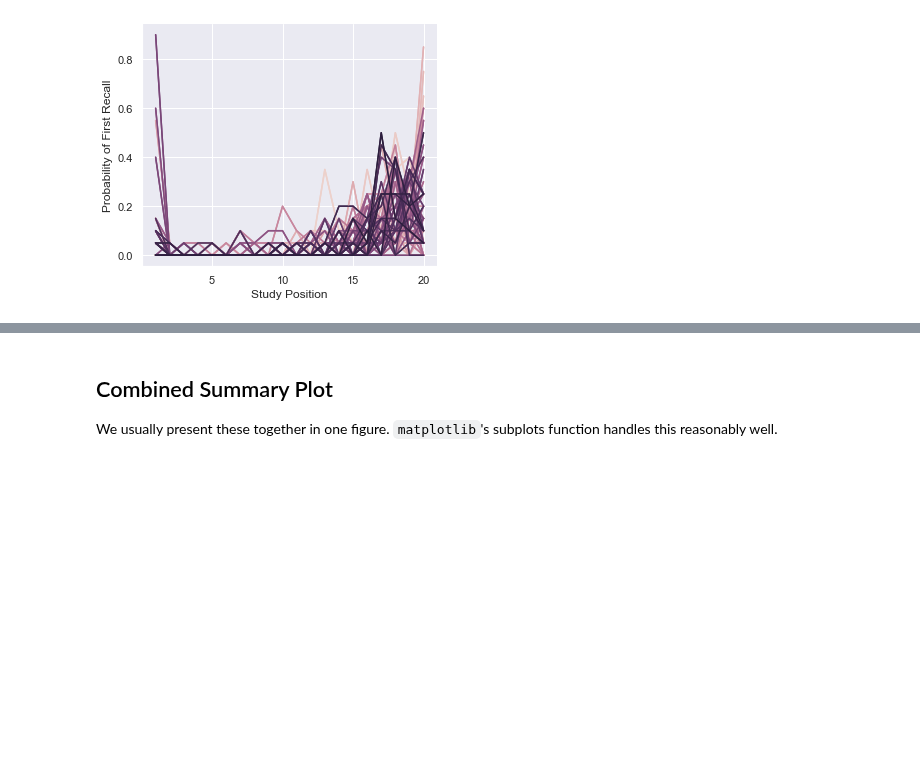
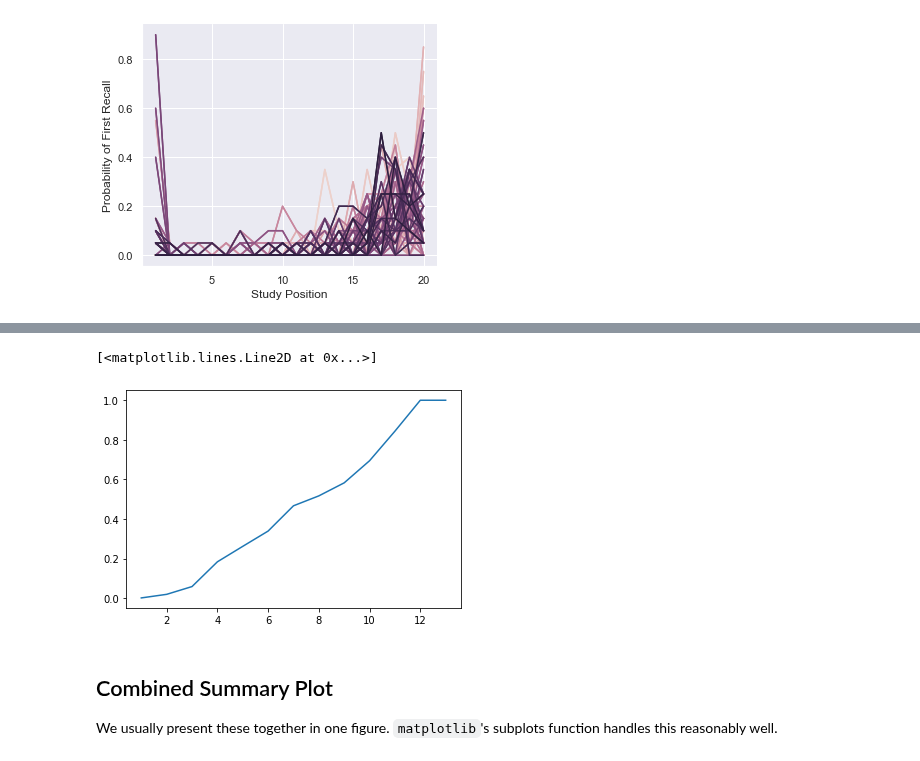
Before and after one commit to githubpsyche/compmemlearn, a Jupyter notebook: library/analyses/Benchmark_Recall_Phenomena.ipynb, the cells around one changed output, grey strips where cells are left out. Cells and saved outputs as stored; diff of their text form; code cells hidden in the pictures; blank space fills up the shorter version.

```diff
--- a/library/analyses/Benchmark_Recall_Phenomena.ipynb
+++ b/library/analyses/Benchmark_Recall_Phenomena.ipynb
@@ -191,3 +285,26 @@ plt.show()
+# %%
+#export
+
+@njit(fastmath=True, nogil=True)
+def fast_csp(trials, item_count):
+
+    # numerator is number of trials with zero in current column position
+    numerator = np.arange(item_count)
+
+    # denominator is number of trials without zero in previous column positions
+    denominator = np.arange(item_count)
+
+    stop_positions = trials == 0
+    for i in range(len(trials)):
+        numerator[np.argmax(stop_positions[i])-1] += 1
+        denominator[:np.argmax(stop_positions[i])] += 1
+
+    return numerator/denominator
+# %%
+plt.plot(np.arange(len(trials[0]))+1, fast_csp(trials, len(trials[0])))
+# %% [output]
+[<matplotlib.lines.Line2D at 0x...>]
+[figure, added]
 # %% [markdown]
 ## Combined Summary Plot
 We usually present these together in one figure. `matplotlib`'s subplots function handles this reasonably well.
```
Also changed, not shown: parts of 13 cells of this notebook, 30 other files.
